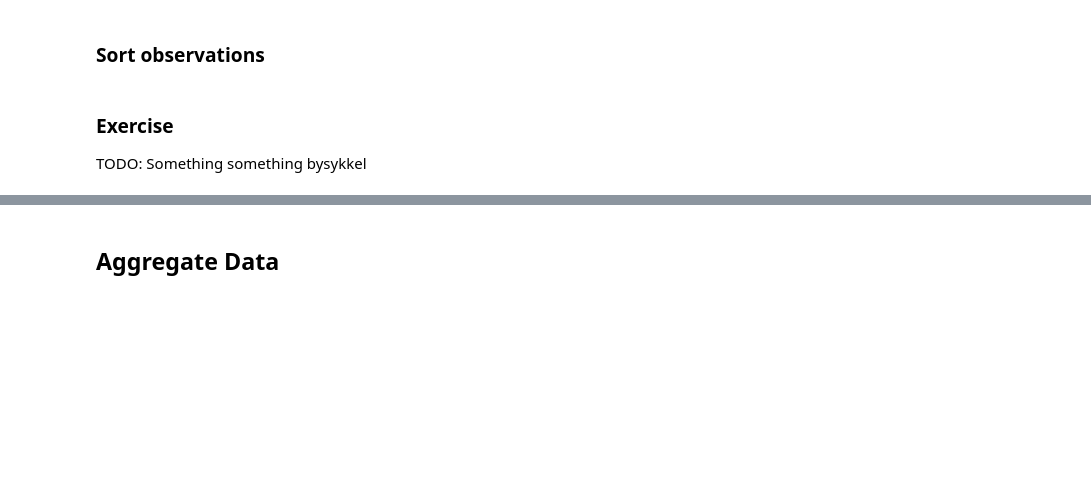
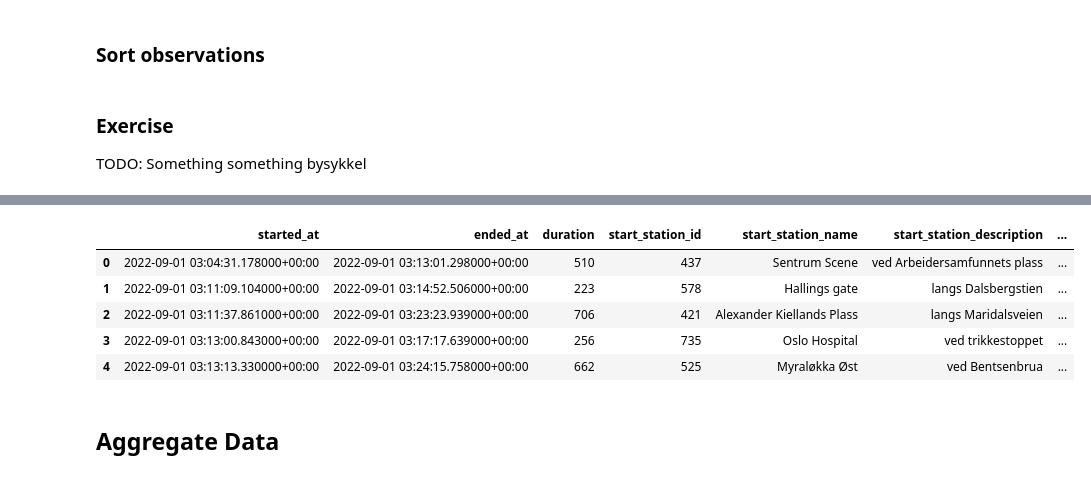
Before and after one commit to no-pim-data-analytics/ml-faggruppe, a Jupyter notebook: 2024V/session1_intro_data_processing/python/plan.ipynb, the cells around one changed output, grey strips where cells are left out. Drawn from its saved outputs; the diff is of its cells as text; code cells hidden in the pictures; blank space fills up the shorter version.

```diff
--- a/2024V/session1_intro_data_processing/python/plan.ipynb
+++ b/2024V/session1_intro_data_processing/python/plan.ipynb
@@ -283,0 +393,22 @@ TODO: Something something bysykkel
+# %%
+# define the custom lambda function you want to implement:
+from geopy.distance import geodesic
+
+def calculate_distance(lat1, lon1, lat2, lon2):
+    """
+    Formula that calculates the distance between two locations and outputs
+    resulting distance in km:
+    """
+    origin = (lat1,lon1)
+    destination = (lat2, lon2)
+
+    distance_km = geodesic(origin,destination).kilometers
+    return distance_km
+# %%
+# call the funtion inside an assign statment and check what the new dataframe looks like:
+
+df = df.assign(distance = df.apply(lambda x: calculate_distance(x["start_station_latitude"],
+                                                                x["start_station_longitude"],
+                                                                x["end_station_latitude"],
+                                                                x["end_station_longitude"]),
+                                                                axis=1))
@@ -284,3 +421,16 @@ TODO: Something something bysykkel
+# %%
+def double_input(input_var):
+    return input_var*2
+
+df = df.assign(double_duration = df.apply(lambda x: double_input(x["duration"]), axis=1))
+df.head()
+# %% [output]
+|  | started_at | ended_at | duration | start_station_id | start_station_name | start_station_description | ... |
+| 0 | 2022-09-01 03:04:31.178000+00:00 | 2022-09-01 03:13:01.298000+00:00 | 510 | 437 | Sentrum Scene | ved Arbeidersamfunnets plass | ... |
+| 1 | 2022-09-01 03:11:09.104000+00:00 | 2022-09-01 03:14:52.506000+00:00 | 223 | 578 | Hallings gate | langs Dalsbergstien | ... |
+| 2 | 2022-09-01 03:11:37.861000+00:00 | 2022-09-01 03:23:23.939000+00:00 | 706 | 421 | Alexander Kiellands Plass | langs Maridalsveien | ... |
+| 3 | 2022-09-01 03:13:00.843000+00:00 | 2022-09-01 03:17:17.639000+00:00 | 256 | 735 | Oslo Hospital | ved trikkestoppet | ... |
+| 4 | 2022-09-01 03:13:13.330000+00:00 | 2022-09-01 03:24:15.758000+00:00 | 662 | 525 | Myraløkka Øst | ved Bentsenbrua | ... |
 # %% [markdown]
 ## Aggregate Data
 # %% [markdown]
```
Also changed, not shown: parts of 43 cells of this notebook.
